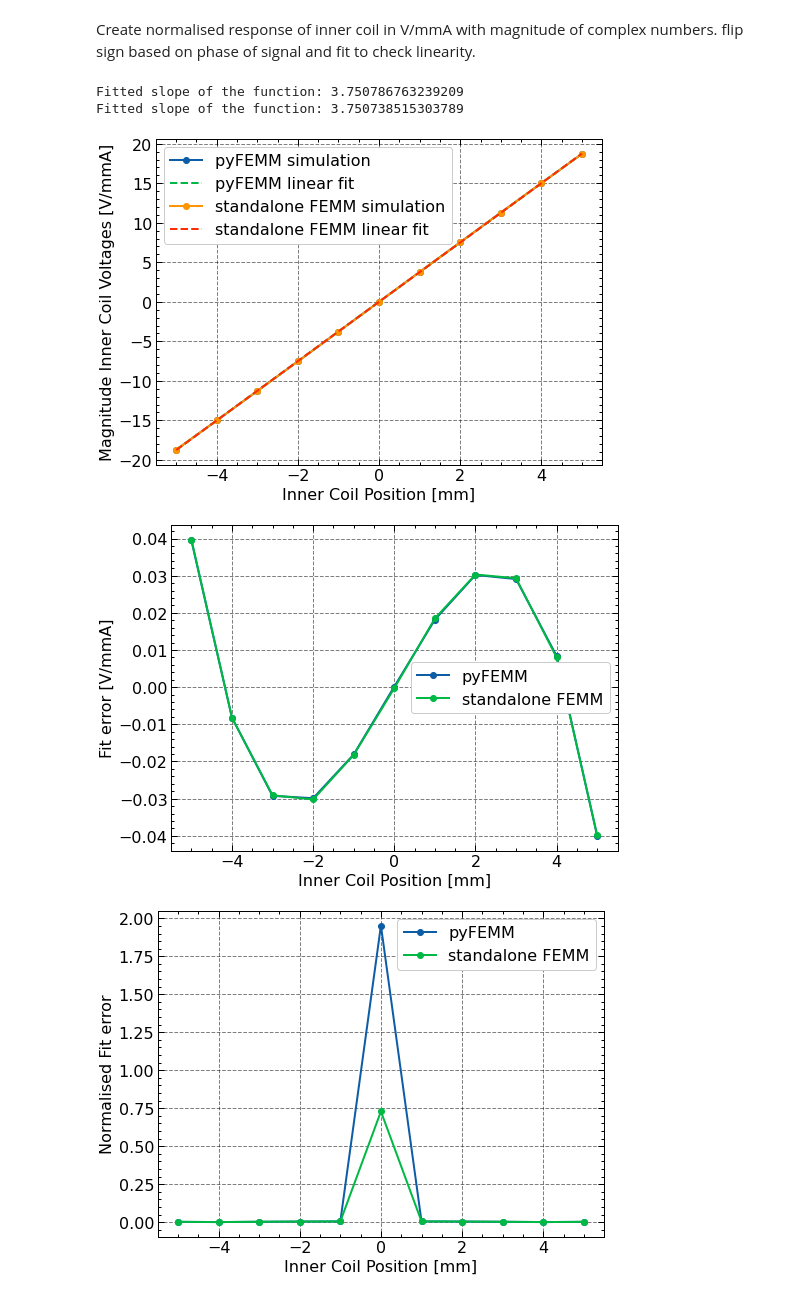
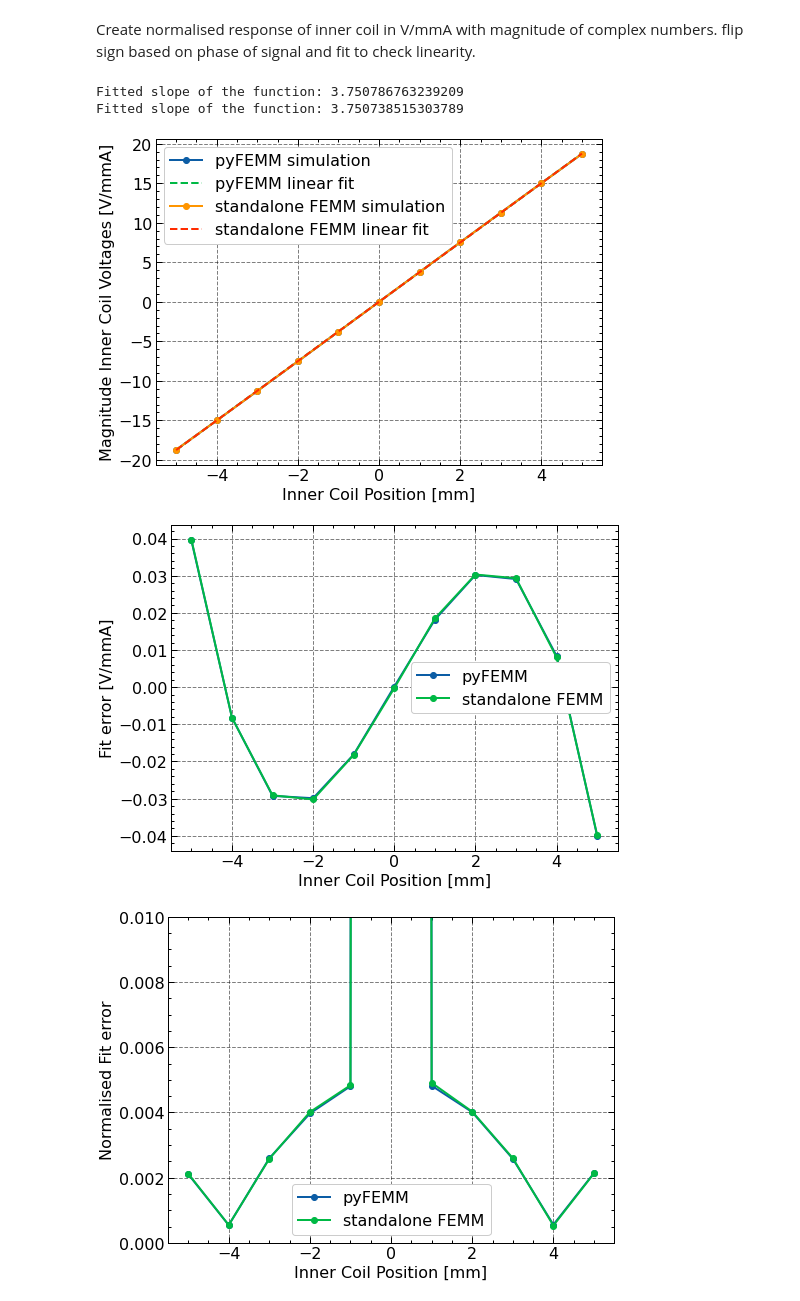
Before and after one commit to beginner117/sim-lvdt, a Jupyter notebook: RevLVDT_Position_ETpf_LIP_Plot.ipynb, the cells around one changed output. Cells and saved outputs as stored; diff of their text form; code cells hidden in the pictures.

```diff
--- a/RevLVDT_Position_ETpf_LIP_Plot.ipynb
+++ b/RevLVDT_Position_ETpf_LIP_Plot.ipynb
@@ -19,8 +19,8 @@ warnings.filterwarnings('ignore')
 [3] = inner coil
 [4] = meta data: NSteps, StepSize, OutCoil_Current
 # %%
-files = ['RevLVDT_Position_ETpf_LIP_10kHz_20mA_32AWG_v2.out',
-         'RevLVDT_Position_ETpf_LIP_10kHz_20mA_32AWG_FEMMstandalone.out']
+files = ['RevLVDT_Position_ETpf_LIP_10kHz_20mA_32AWG.out',
+         'NPResults_RevLVDT_FEMM_10kHz_Move_MiddCoil+Magnet_ETpfLVDT.txt']
 
 legends = ['pyFEMM',
            'standalone FEMM']
@@ -144,32 +144,32 @@ for i in range(0,len(files)):
         if InnCoil_Phases[i][j] < 0.0: Norm_InnCoil_Signals[i][j] *= -1
     optimizedParameters, pcov = opt.curve_fit(linfunc, inputdata[i][0], Norm_InnCoil_Signals[i])
     print("Fitted slope of the function:",optimizedParameters[0])
     fitted_Norm_InnCoil_Signals.append(linfunc(inputdata[i][0], *optimizedParameters))
     plt.plot(inputdata[i][0], Norm_InnCoil_Signals[i], 'o-', label=legends[i] + " simulation")
     plt.plot(inputdata[i][0], fitted_Norm_InnCoil_Signals[i], '--', label=legends[i] + " linear fit")
 
 plt.ylabel('Magnitude Inner Coil Voltages [V/mmA]')
 plt.xlabel('Inner Coil Position [mm]')
 plt.legend()
 plt.show()
 
 for i in range(0,len(files)):
     plt.plot(inputdata[i][0], Norm_InnCoil_Signals[i] - fitted_Norm_InnCoil_Signals[i], 'o-', label=legends[i])
 plt.ylabel('Fit error [V/mmA]')
 plt.xlabel('Inner Coil Position [mm]')
 plt.legend()
 plt.show()
 
 for i in range(0,len(files)):
     plt.plot(inputdata[i][0], abs(Norm_InnCoil_Signals[i] - fitted_Norm_InnCoil_Signals[i])/abs(Norm_InnCoil_Signals[i]), 'o-', label=legends[i])
 plt.ylabel('Normalised Fit error')
 plt.xlabel('Inner Coil Position [mm]')
-#plt.ylim(0.0,0.01)
+plt.ylim(0.0,0.01)
 plt.legend()
 plt.show()
 # %% [output]
 Fitted slope of the function: 3.750786763239209
 Fitted slope of the function: 3.750738515303789
 [figure]
 [figure]
-[figure, old version]
+[figure, new version]
```
Also changed, not shown: parts of 1 cell of this notebook, 4 other files.
